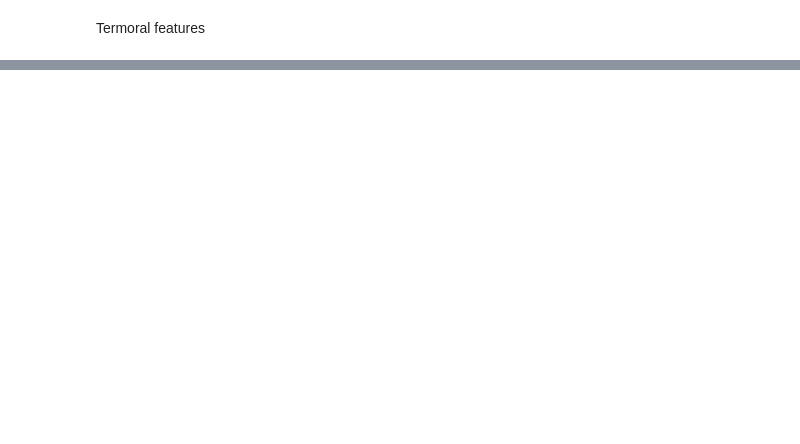
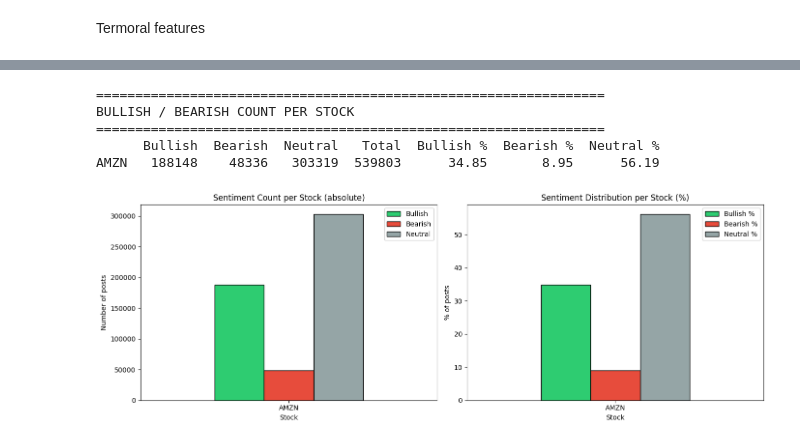
Before and after one commit to jzweber/mankatoml, a Jupyter notebook: clean.ipynb, the cells around one changed output, grey strips where cells are left out. Cells and saved outputs as stored; diff of their text form; code cells hidden in the pictures; blank space fills up the shorter version.

Commit message:
new clean

```diff
--- a/clean.ipynb
+++ b/clean.ipynb
@@ -8,11 +8,11 @@ import matplotlib.pyplot as plt
 import seaborn as sns
 from fuzzywuzzy import fuzz
 # %%
-AAPL = pd.read_csv("AAPL_clean.csv")
-AMZN = pd.read_csv("AMZN_clean.csv")
-FB = pd.read_csv("FB_clean.csv")
-NVDA = pd.read_csv("NVDA_clean.csv")
-TSLA = pd.read_csv("TSLA_clean.csv")
+AAPL = pd.read_csv("AAPL_combined.csv")
+AMZN = pd.read_csv("AMZN_combined.csv")
+FB = pd.read_csv("FB_combined.csv")
+NVDA = pd.read_csv("NVDA_combined.csv")
+TSLA = pd.read_csv("TSLA_combined.csv")
 
 AAPL.head(20)
 AMZN.head(20)
@@ -302,7 +302,7 @@ for df, name in zip(datasets, dataset_names):
 
 # Optional: Apply deduplication to all datasets
 print("\n" + "=" * 60)
-apply_dedup = False  # Set to True to remove duplicates
+apply_dedup = True  # Set to True to remove duplicates
 if apply_dedup:
     print("Removing exact duplicates from all datasets...")
     for i, (df, name) in enumerate(zip(datasets, dataset_names)):
@@ -563,0 +805,62 @@ TSLA.to_csv("TSLA_final.csv", index=False)
+# %%
+# Bullish / Bearish count per stock
+import pandas as pd
+import matplotlib.pyplot as plt
+
+sentiment_summary = {}
+amazon = "AMZN_final.csv"
+dataset_names = ["AMZN"]
+for df, name in zip([pd.read_csv(amazon)], dataset_names):
+    counts = df['entities'].value_counts()
+    sentiment_summary[name] = {
+        'Bullish':  counts.get(1,  0),
+        'Bearish':  counts.get(-1, 0),
+        'Neutral':  counts.get(0,  0),
+        'Total':    len(df),
+    }
+
+summary_df = pd.DataFrame(sentiment_summary).T
+summary_df['Bullish %'] = (summary_df['Bullish'] / summary_df['Total'] * 100).round(2)
+summary_df['Bearish %'] = (summary_df['Bearish'] / summary_df['Total'] * 100).round(2)
+summary_df['Neutral %'] = (summary_df['Neutral'] / summary_df['Total'] * 100).round(2)
+
+print("=" * 65)
+print("BULLISH / BEARISH COUNT PER STOCK")
+print("=" * 65)
+print(summary_df[['Bullish', 'Bearish', 'Neutral', 'Total',
+                   'Bullish %', 'Bearish %', 'Neutral %']].to_string())
+
+# Bar chart
+fig, axes = plt.subplots(1, 2, figsize=(14, 5))
+
+# Absolute counts
+summary_df[['Bullish', 'Bearish', 'Neutral']].plot(
+    kind='bar', ax=axes[0],
+    color=['#2ecc71', '#e74c3c', '#95a5a6'], edgecolor='black'
+)
+axes[0].set_title('Sentiment Count per Stock (absolute)')
+axes[0].set_xlabel('Stock')
+axes[0].set_ylabel('Number of posts')
+axes[0].tick_params(axis='x', rotation=0)
+axes[0].legend()
+
+# Percentage
+summary_df[['Bullish %', 'Bearish %', 'Neutral %']].plot(
+    kind='bar', ax=axes[1],
+    color=['#2ecc71', '#e74c3c', '#95a5a6'], edgecolor='black'
+)
+axes[1].set_title('Sentiment Distribution per Stock (%)')
+axes[1].set_xlabel('Stock')
+axes[1].set_ylabel('% of posts')
+axes[1].tick_params(axis='x', rotation=0)
+axes[1].legend()
+
+plt.tight_layout()
+plt.show()
+# %% [output]
+=================================================================
+BULLISH / BEARISH COUNT PER STOCK
+=================================================================
+      Bullish  Bearish  Neutral   Total  Bullish %  Bearish %  Neutral %
+AMZN   188148    48336   303319  539803      34.85       8.95      56.19
+[figure, added]
```
Also changed, not shown: parts of 6 cells of this notebook, 1 other file.
